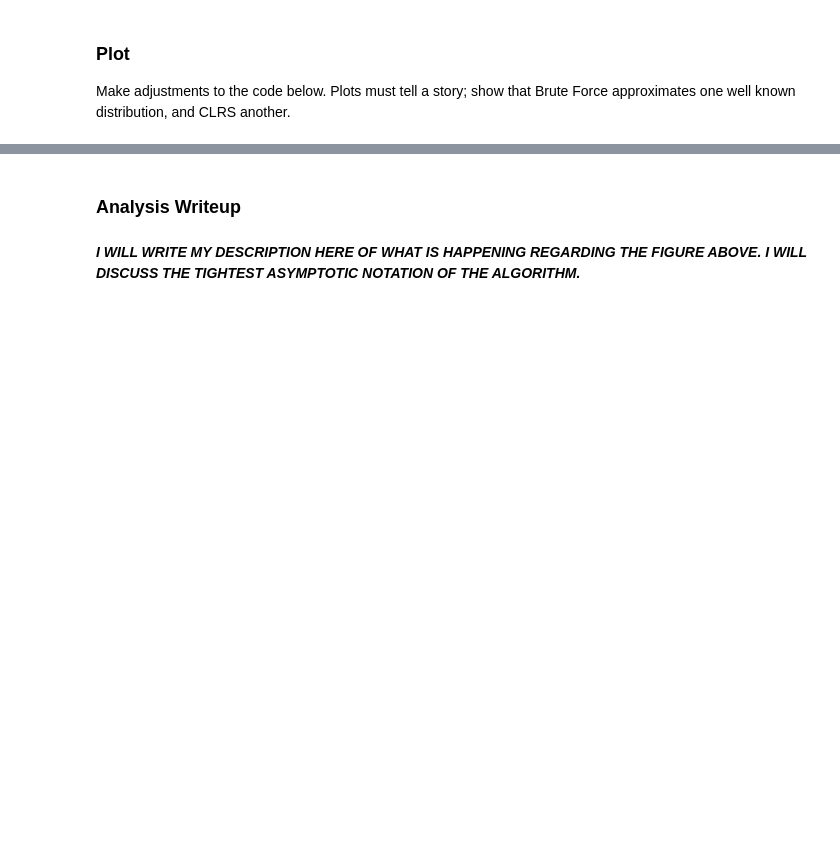
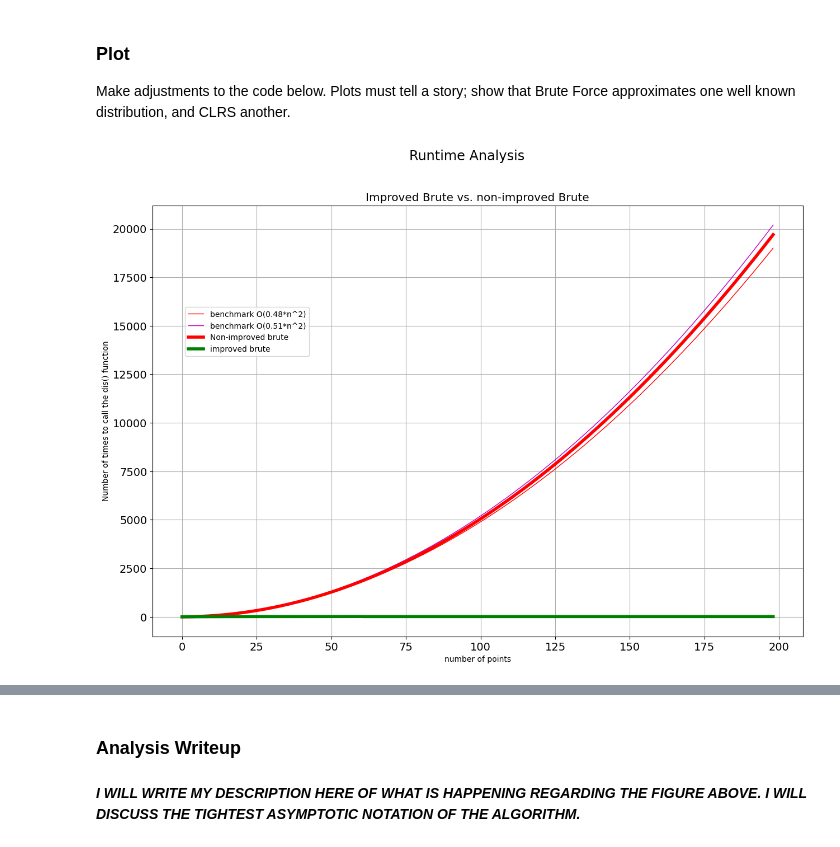
Before and after one commit to daz005/jhu_foundations-of-algorithms, a Jupyter notebook: PA1_SU24_closestPoints_sol.ipynb, the cells around one changed output, grey strips where cells are left out. Saved outputs shown, nothing was run; the diff lists cells and outputs as text; code cells hidden in the pictures; blank space fills up the shorter version.

```diff
--- a/PA1_SU24_closestPoints_sol.ipynb
+++ b/PA1_SU24_closestPoints_sol.ipynb
@@ -560,3 +558,44 @@ total_myCLRScounts= 11290 calls, total_mybrutecounts_no_improved= 1313400 calls,
 # %% [markdown]
 ### Plot
 Make adjustments to the code below.  Plots must tell a story; show that Brute Force approximates one well known distribution, and CLRS another.
+# %%
+# Code adapted from Sahil Sharma, used with permission, from Spring, 2021
+
+from math import pow
+from math import log2
+from math import factorial
+
+# REQUIRES mybrutecounts, myCLRScounts set above
+N=len(mybrutecounts_no_improved)
+
+# benchmark data set generation
+yTestVals1 = [0,] # quadratic for O(n^2)
+yTestVals2 = [0,] # quadratic for O(n^2)
+
+
+# generate bench mark data for O(n), O(n^2), O(nlog(n)), O(10*nlog(n)), and O(n!)
+for i in range(2, N+1):
+    yTestVals1.append(0.48*i**2)
+    yTestVals2.append(0.51*i**2)
+
+# %matplotlib inline
+import matplotlib.pyplot as plt
+
+# Brute vs. CLRS execution steps
+plt.rcParams['figure.figsize'] = [15,10]
+fig, (ax1) = plt.subplots(1, 1)
+fig.suptitle('Runtime Analysis', size="xx-large")
+
+# plotting nearest neighbor execution steps
+ax1.set_title('Improved Brute vs. non-improved Brute', size="x-large")
+ax1.plot(range(N), yTestVals1, "r^-", markersize=0, linewidth=1, label="benchmark O(0.48*n^2)")
+ax1.plot(range(N), yTestVals2, "m^-", markersize=0, linewidth=1, label="benchmark O(0.51*n^2)")
+ax1.plot(range(N), mybrutecounts_no_improved, "r^-", markersize=0, linewidth=4, label="Non-improved brute")
+ax1.plot(range(N), mybrutecounts_improved, "g^-", markersize=0, linewidth=4, label="improved brute")
+
+ax1.grid(which='major', axis='both')
+ax1.set(xlabel = 'number of points', ylabel = 'Number of times to call the dis() function')
+ax1.legend(loc=(0.05,0.65), scatterpoints=10)
+ax1.tick_params(axis="both", which="major", labelsize=14)
+# %% [output]
+[figure, added]
```
Also changed, not shown: parts of 5 cells of this notebook.
